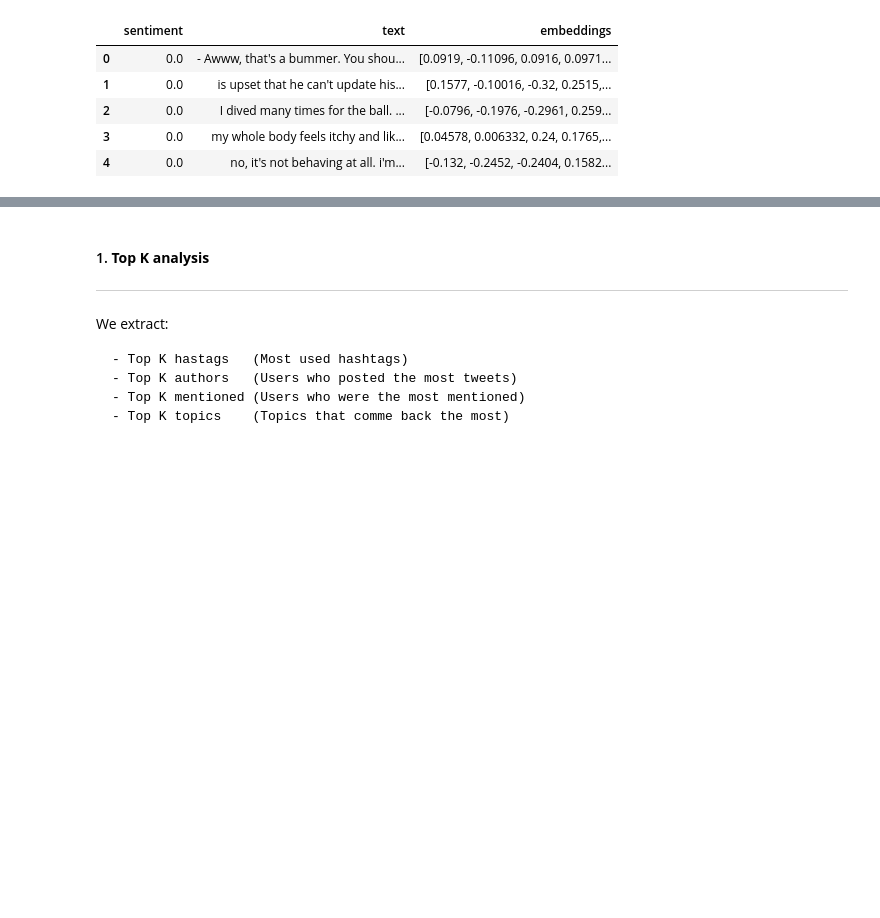
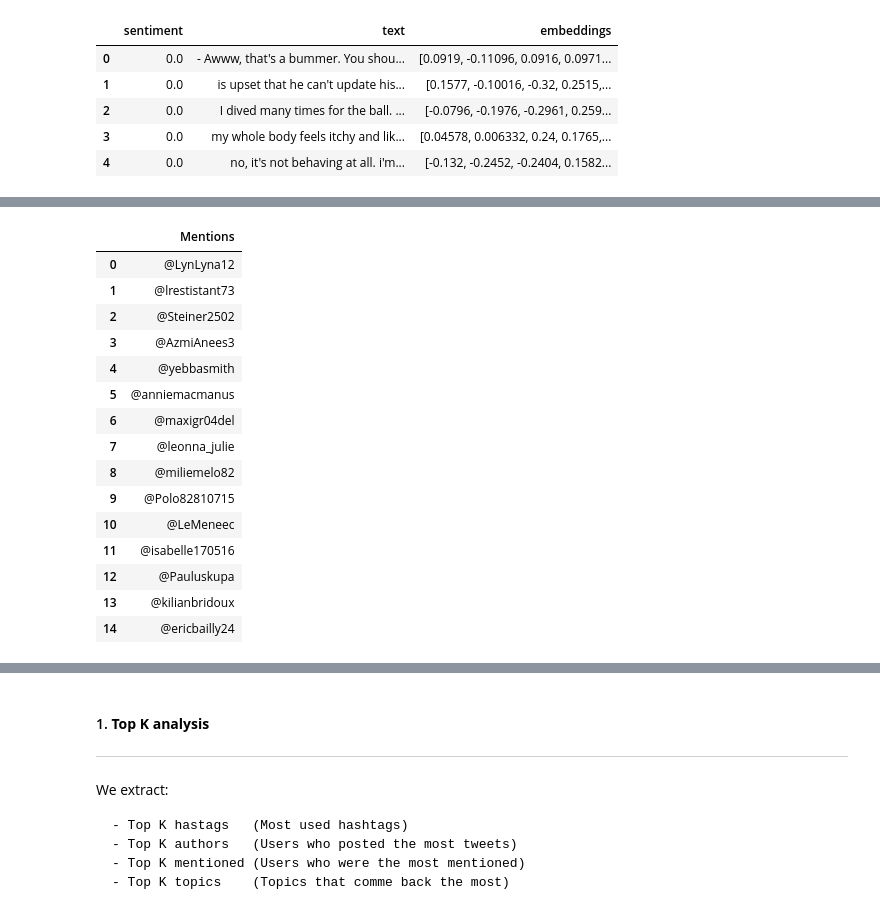
Before and after one commit to Egeyae/InPoDA-project-in304, a Jupyter notebook: InPoDA_CompteRendu.ipynb, the cells around one changed output, grey strips where cells are left out. Saved outputs shown, nothing was run; the diff lists cells and outputs as text; code cells hidden in the pictures; blank space fills up the shorter version.

```diff
--- a/InPoDA_CompteRendu.ipynb
+++ b/InPoDA_CompteRendu.ipynb
@@ -148,0 +171,4 @@ This part is a presentation of different analysis we can extract from the data p
+# %%
+# All mentions
+pipeline.get_all_mentions()
+# %% [output]
@@ -148,0 +176,16 @@ This part is a presentation of different analysis we can extract from the data p
+|  | Mentions |
+| 0 | @LynLyna12 |
+| 1 | @lrestistant73 |
+| 2 | @Steiner2502 |
+| 3 | @AzmiAnees3 |
+| 4 | @yebbasmith |
+| 5 | @anniemacmanus |
+| 6 | @maxigr04del |
+| 7 | @leonna_julie |
+| 8 | @miliemelo82 |
+| 9 | @Polo82810715 |
+| 10 | @LeMeneec |
+| 11 | @isabelle170516 |
+| 12 | @Pauluskupa |
+| 13 | @kilianbridoux |
+| 14 | @ericbailly24 |
```
Also changed, not shown: parts of 32 cells of this notebook, 8 other files.
